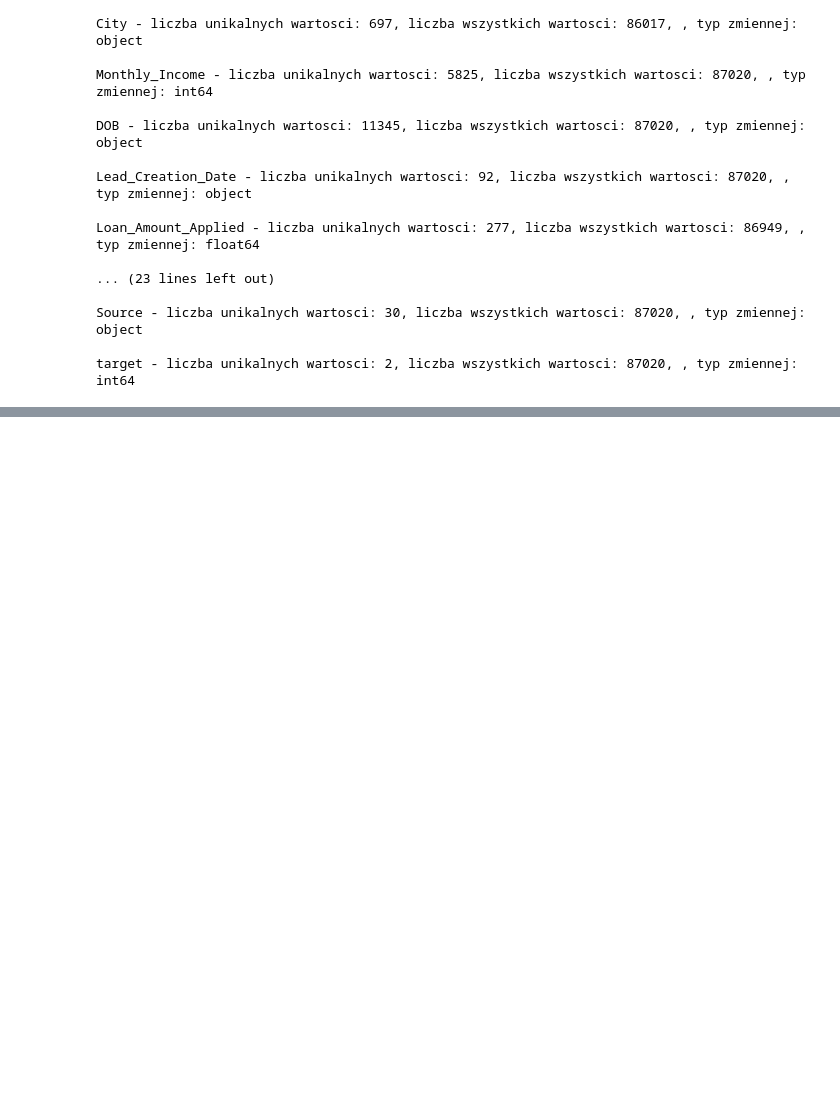
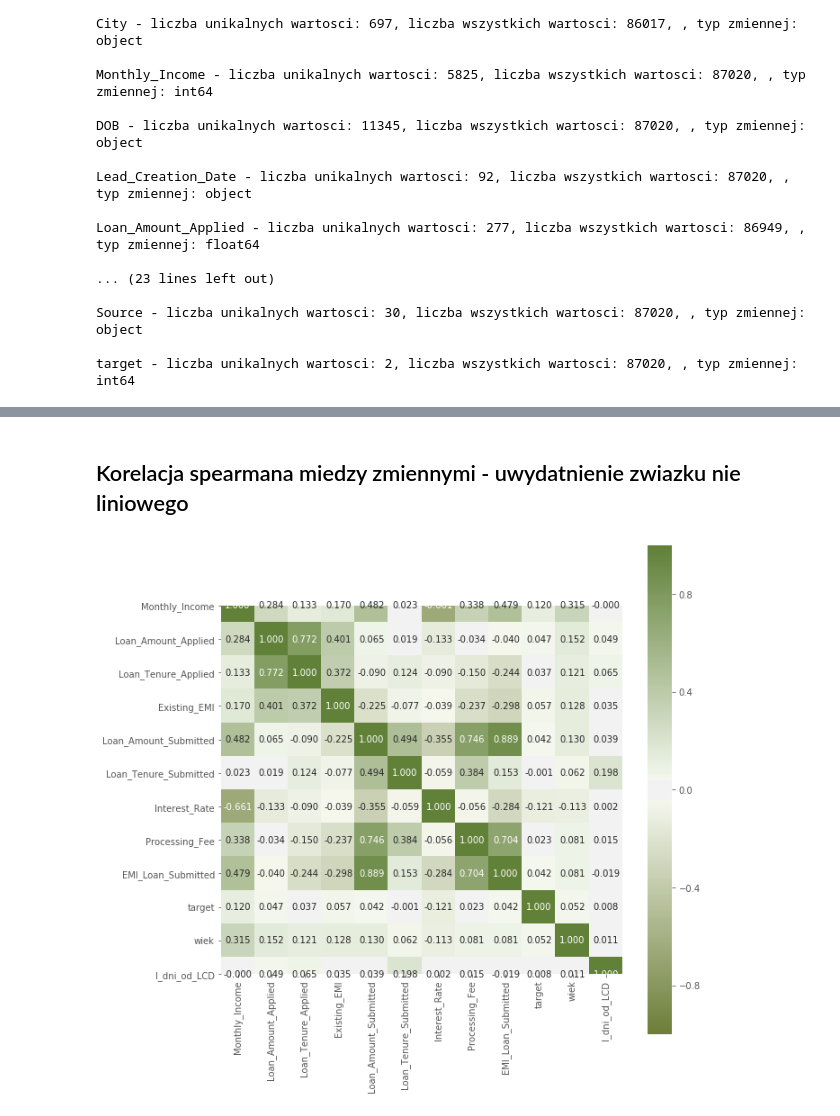
Before and after one commit to piwko-lab/bootcamp, a Jupyter notebook: projekt_gp.ipynb, the cells around one changed output, grey strips where cells are left out. Cells and saved outputs as stored; diff of their text form; code cells hidden in the pictures; blank space fills up the shorter version.

```diff
--- a/projekt_gp.ipynb
+++ b/projekt_gp.ipynb
@@ -250,0 +503,15 @@ y = df.target
+# %% [markdown]
+## Korelacja spearmana miedzy zmiennymi - uwydatnienie zwiazku nie liniowego
+# %%
+plt.figure(figsize=(10,10))
+sns.heatmap(
+    X.corr(method='spearman'),
+    vmax=1,
+    vmin=-1,
+    annot=True,
+    square=True,
+    cmap = sns.diverging_palette(100, 110, as_cmap=True),
+    fmt='.3f'
+);
+# %% [output]
+[figure, added]
```
Also changed, not shown: parts of 193 cells of this notebook.
